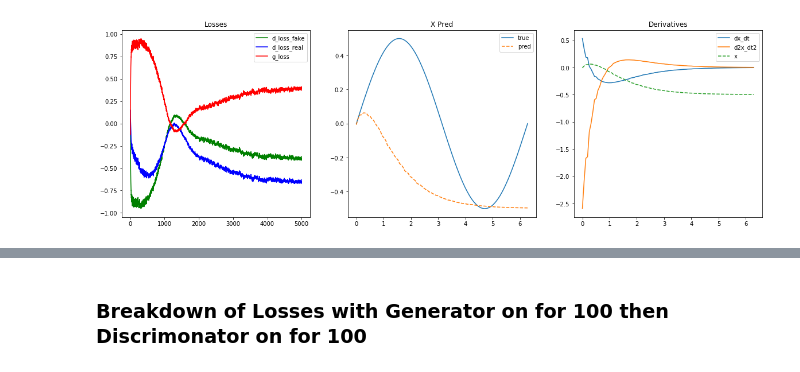
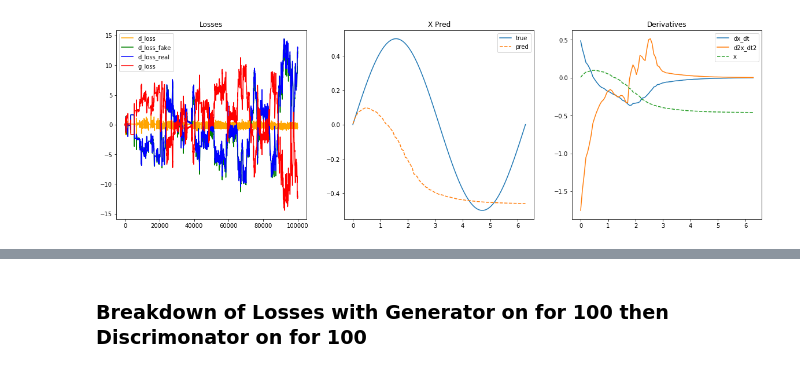
Before and after one commit to dylanrandle/denn, a Jupyter notebook: GAN2.ipynb, the cells around one changed output, grey strips where cells are left out. Cells and saved outputs as stored; diff of their text form; code cells hidden in the pictures.

```diff
--- a/GAN2.ipynb
+++ b/GAN2.ipynb
@@ -68,8 +80,9 @@ def realtime_vis(g_loss, d_loss, t, preds, analytic_fn, dx_dt, d2x_dt2, savefig=
     steps = len(g_loss)
     epochs = np.arange(steps)
 
-    ax[0].plot(epochs, [d[0] for d in d_loss], label='d_loss_fake', color='g')
-    ax[0].plot(epochs, [d[1] for d in d_loss], label='d_loss_real', color='b')
+    ax[0].plot(epochs, [d[0] for d in d_loss], label='d_loss', color='orange')
+    ax[0].plot(epochs, [d[1] for d in d_loss], label='d_loss_fake', color='g')
+    ax[0].plot(epochs, [d[2] for d in d_loss], label='d_loss_real', color='b')
     ax[0].plot(epochs, g_loss, label='g_loss', color='r')
     ax[0].legend()
     ax[0].set_title('Losses')
@@ -341,7 +354,7 @@ def train_GAN_SHO(
 #         d_loss_no_gp = torch.mean(D(fake) - D(real))
         d_loss_fake = torch.mean(D(fake))
         d_loss_real = torch.mean(D(real))
-        D_losses.append((d_loss_fake.item(), d_loss_real.item()))
+        D_losses.append((d_loss.item(), d_loss_fake.item(), d_loss_real.item()))
         G_losses.append(g_loss.item())
 
         if (epoch > 0 and realtime_plot and epoch % check_every == 0) or (epoch == num_epochs - 1):
@@ -370,46 +434,46 @@ torch.manual_seed(42)
 G,D,G_loss,D_loss = train_GAN_SHO(
 
                               # EPOCHS
-                              5000,
+                              100000,
 
                               # NETWORKS
                               activation=nn.Tanh(),
-                              g_hidden_units=5,
-                              g_hidden_layers=1,
-                              d_hidden_units=100,
-                              d_hidden_layers=1,
+                              g_hidden_units=20,
+                              g_hidden_layers=2,
+                              d_hidden_units=15,
+                              d_hidden_layers=2,
 
                               # FROM WGAN-GP PAPER
                               G_iters=1,
-                              D_iters=5,
-                              d_lr=0.0001,
-                              g_lr=0.0001,
-                              d_betas=(0., 0.9),
-                              g_betas=(0., 0.9),
+                              D_iters=1,
+                              d_lr=0.001,
+                              g_lr=0.001,
+                              d_betas=(0.9, 0.999),
+                              g_betas=(0.9, 0.999),
 
                               # PROBLEM
                               t_low=0,
                               t_high=2*np.pi,
                               n=100,
                               x0=0.,
                               dx_dt0=.5,
 
                               # VIZ
                               logging=False,
                               realtime_plot=True,
 
                               # Hacks
                               real_data=True,
                               soft_labels=False,
 
                               # WGAN
                               wgan=True,
                               gradient_penalty=True,
-                              gp_hyper=1.,
+                              gp_hyper=.1,
 
                               # SYSTEM
                               systemOfODE=True,
                               check_every=100
 )
 # %% [output]
-[figure, old version]
+[figure, new version]
```
Also changed, not shown: parts of 6 cells of this notebook.
